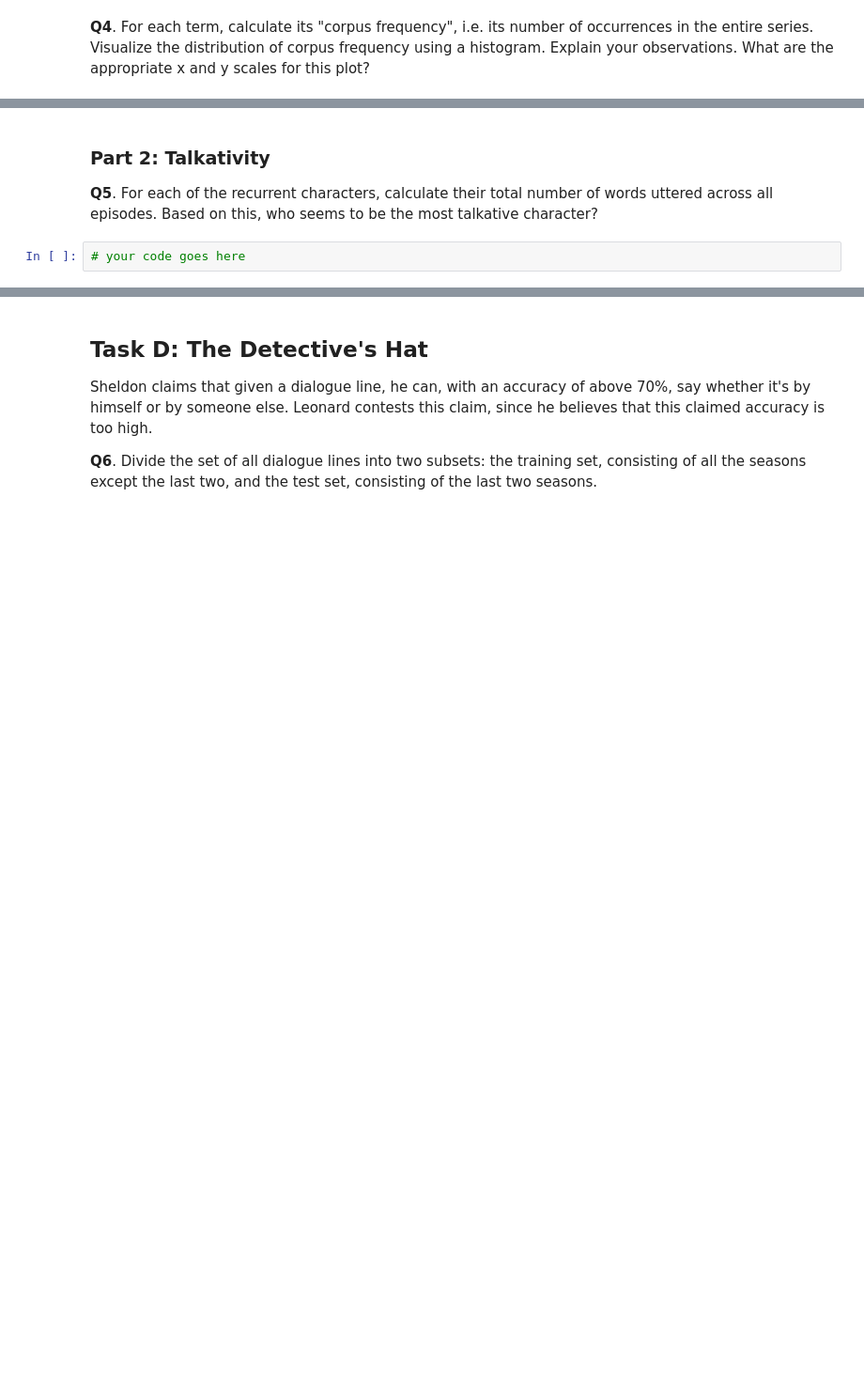
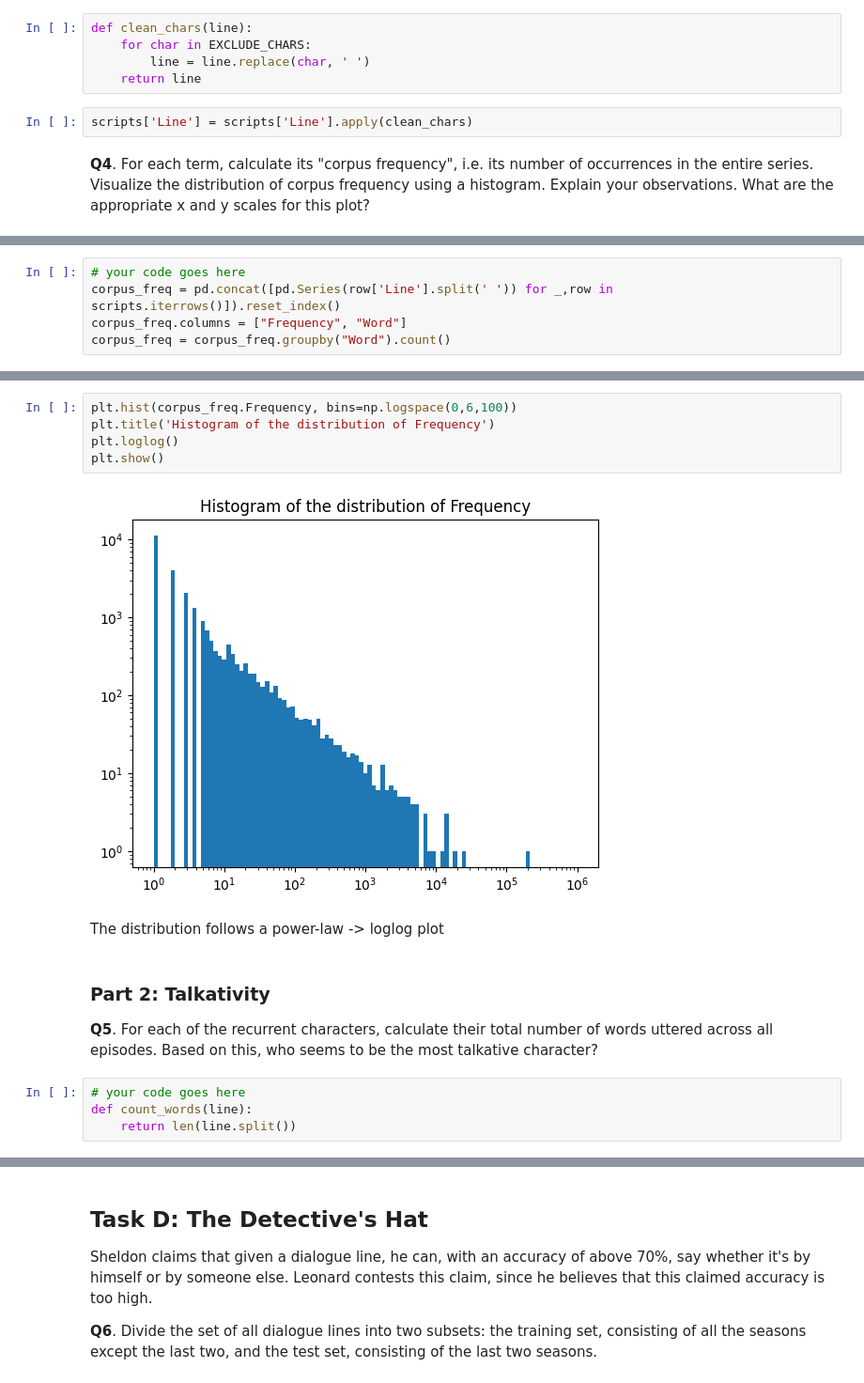
Before and after one commit to roduit/2023, a Jupyter notebook: Exercises/09 - Handing text/Handling_text_exercise_2.ipynb, the cells around one changed output, grey strips where cells are left out. Shown at 94% size. Saved outputs shown, nothing was run; the diff lists cells and outputs as text; blank space fills up the shorter version.

```diff
--- a/Exercises/09 - Handing text/Handling_text_exercise_2.ipynb
+++ b/Exercises/09 - Handing text/Handling_text_exercise_2.ipynb
@@ -122,2 +120,9 @@ reccurent.shape
+# %%
+def clean_chars(line):
+    for char in EXCLUDE_CHARS:
+        line = line.replace(char, ' ')
+    return line
+# %%
+scripts['Line'] = scripts['Line'].apply(clean_chars)
 # %% [markdown]
 **Q4**. For each term, calculate its "corpus frequency", i.e. its number of occurrences in the entire series. Visualize the distribution of corpus frequency using a histogram. Explain your observations. What are the appropriate x and y scales for this plot?
@@ -125,0 +129,5 @@ reccurent.shape
+# %%
+# your code goes here
+corpus_freq = pd.concat([pd.Series(row['Line'].split(' ')) for _,row in scripts.iterrows()]).reset_index()
+corpus_freq.columns = ["Frequency", "Word"]
+corpus_freq = corpus_freq.groupby("Word").count()
@@ -126,5 +151,16 @@ reccurent.shape
+# %%
+plt.hist(corpus_freq.Frequency, bins=np.logspace(0,6,100))
+plt.title('Histogram of the distribution of Frequency')
+plt.loglog()
+plt.show()
+# %% [output]
+[figure, added]
+# %% [markdown]
+The distribution follows a power-law -> loglog plot
 # %% [markdown]
 ### Part 2: Talkativity
 **Q5**. For each of the recurrent characters, calculate their total number of words uttered across all episodes. Based on this, who seems to be the most talkative character?
 # %%
 # your code goes here
+def count_words(line):
+    return len(line.split())
```
Also changed, not shown: parts of 8 cells of this notebook.
